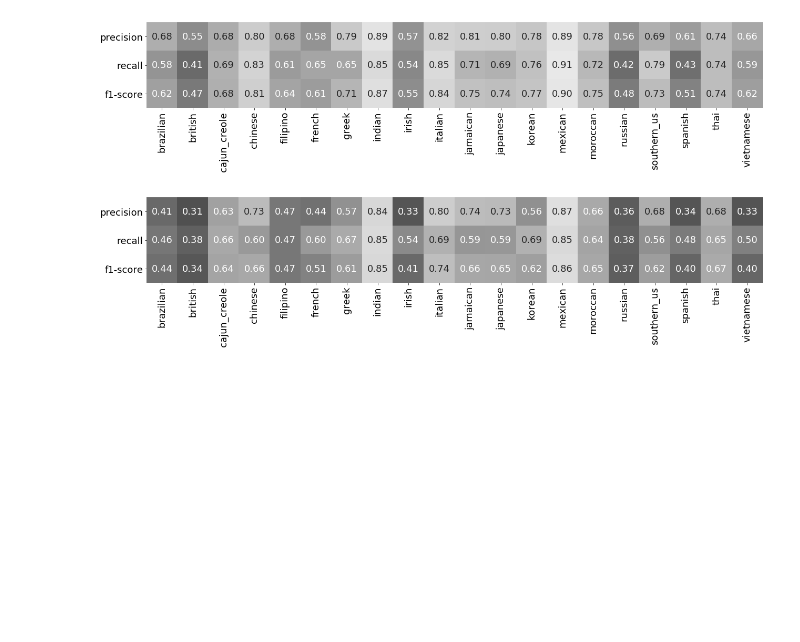
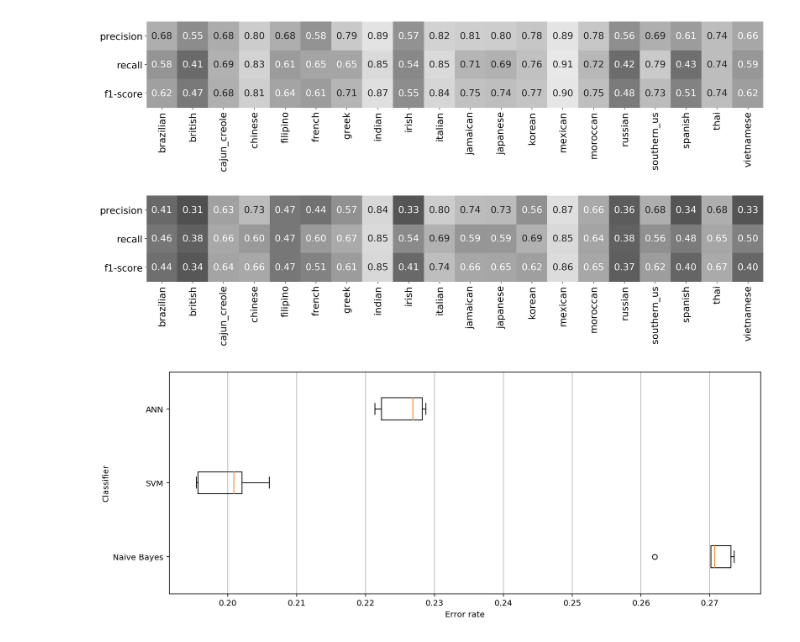
Before and after one commit to abpaudel/cuisine-classification, a Jupyter notebook: Model Evaluation.ipynb, the cells around one changed output. Cells and saved outputs as stored; diff of their text form; code cells hidden in the pictures; blank space fills up the shorter version.

Commit message:
add box plot

```diff
--- a/Model Evaluation.ipynb
+++ b/Model Evaluation.ipynb
@@ -44,3 +47,18 @@ plt.yticks(fontsize=18, rotation=0)
 plt.show()
 # %% [output]
 [figure]
+# %%
+bayes_acc = np.array([0.72695303, 0.7379995 , 0.72649573, 0.7298453 , 0.72933182])
+svm_acc = np.array([0.7979151 , 0.80459915, 0.7991453 , 0.79398818, 0.80432868])
+ann_acc = np.array([0.77179101, 0.77770797, 0.7731272 , 0.77122375, 0.77865861])
+# %%
+acc = np.vstack((bayes_acc, svm_acc, ann_acc)).T
+# for acc in [bayes_acc, svm_acc, ann_acc]:
+plt.figure(figsize=(13,5))
+plt.boxplot(1-acc, labels=['Naive Bayes', 'SVM', 'ANN'],vert=False)
+plt.xlabel('Error rate')
+plt.ylabel('Classifier')
+plt.grid(axis='x')
+plt.show()
+# %% [output]
+[figure, added]
```
Also changed, not shown: parts of 1 cell of this notebook.
